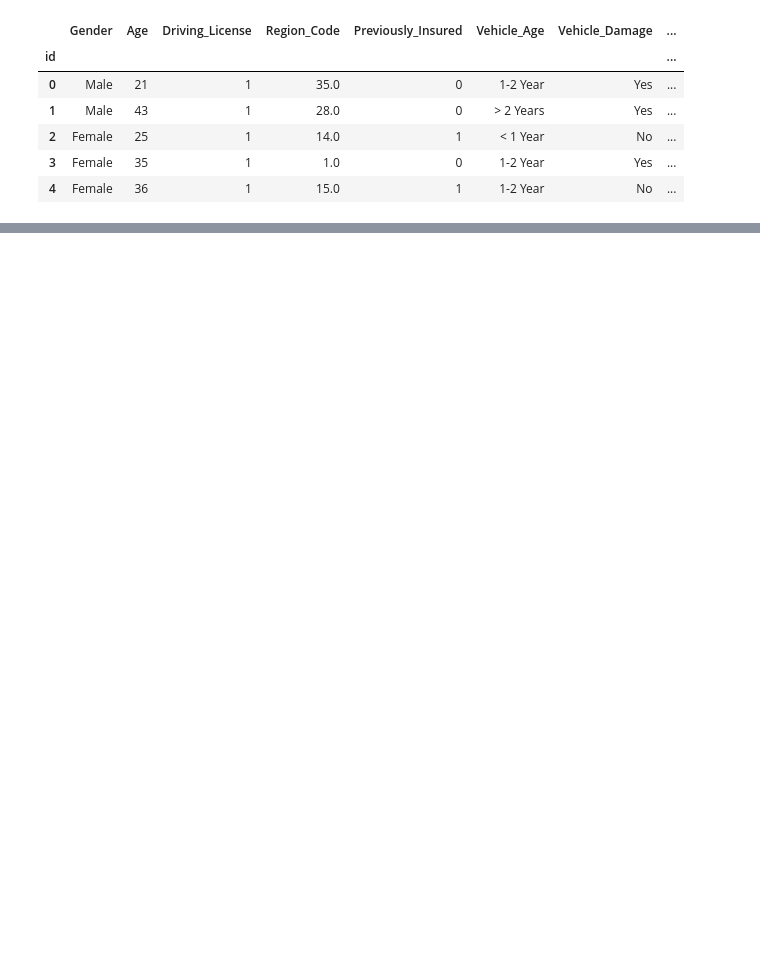
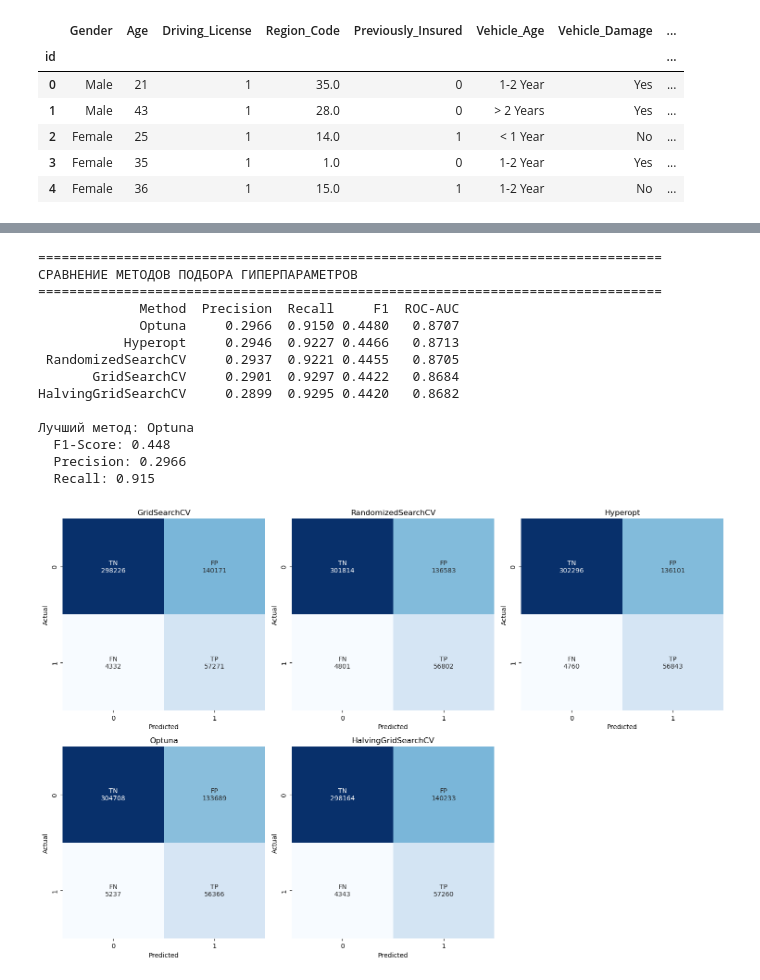
Before and after one commit to taysumova/urfu_ml, a Jupyter notebook: collabs/boost_model.ipynb, the cells around one changed output, grey strips where cells are left out. Saved outputs shown, nothing was run; the diff lists cells and outputs as text; code cells hidden in the pictures; blank space fills up the shorter version.

Commit message:
update boost model

```diff
--- a/collabs/boost_model.ipynb
+++ b/collabs/boost_model.ipynb
@@ -242,0 +485,19 @@ weighted avg       0.83      0.80      0.80   1000000
+# %%
+# Проверяем наличие сохраненных результатов
+if os.path.exists(HALVING_FILE):
+    print("Загружаем сохраненный HalvingGridSearchCV...")
+    halving_search = joblib.load(HALVING_FILE)
+    print("HalvingGridSearchCV загружен")
+else:
+    print("Запуск HalvingGridSearchCV...")
+
+    # Запускаем поиск
+    start_time = time.time()
+    halving_search.fit(X_train, y_train, classifier__sample_weight=sample_weights)
+    end_time = time.time()
+
+    print(f"HalvingGridSearchCV завершен за {(end_time - start_time)/60:.1f} минут")
+
+    # Сохраняем результаты
+    joblib.dump(halving_search, HALVING_FILE)
+    print("Результаты HalvingGridSearchCV сохранены")
@@ -242,0 +627,61 @@ weighted avg       0.83      0.80      0.80   1000000
+# %%
+# Сортируем по F1-score (по убыванию)
+results_df = results_df.sort_values('F1', ascending=False, key=lambda col: col.replace('ERROR', -1) if col.dtype != 'object' else col)
+
+# Выводим таблицу
+print("\n" + "="*80)
+print("СРАВНЕНИЕ МЕТОДОВ ПОДБОРА ГИПЕРПАРАМЕТРОВ")
+print("="*80)
+print(results_df.to_string(index=False))
+
+# Выводим лучший метод
+best_method = results_df.iloc[0]
+print(f"\nЛучший метод: {best_method['Method']}")
+print(f"  F1-Score: {best_method['F1']}")
+print(f"  Precision: {best_method['Precision']}")
+print(f"  Recall: {best_method['Recall']}")
+
+# Создаем confusion matrices для всех методов
+fig, axes = plt.subplots(2, 3, figsize=(15, 10))
+
+for idx, (method_name, model_data) in enumerate(all_models_data.items()):
+    row = idx // 3
+    col = idx % 3
+
+    # Получаем предсказания
+    y_pred = model_data['y_pred']
+    cm = confusion_matrix(y_test, y_pred)
+
+    # Аннотации TN, FP, FN, TP
+    tn, fp, fn, tp = cm.ravel()
+    annot = np.array([[f'TN\n{tn}', f'FP\n{fp}'],
+                      [f'FN\n{fn}', f'TP\n{tp}']])
+
+    # Heatmap
+    sns.heatmap(cm, annot=annot, fmt='', cmap='Blues', ax=axes[row, col], cbar=False)
+    axes[row, col].set_title(method_name)
+    axes[row, col].set_xlabel('Predicted')
+    axes[row, col].set_ylabel('Actual')
+
+# Скрываем последний пустой subplot если нужно
+if len(all_models_data) < 6:
+    axes[1, 2].set_visible(False)
+
+plt.tight_layout()
+plt.show()
+# %% [output]
+================================================================================
+СРАВНЕНИЕ МЕТОДОВ ПОДБОРА ГИПЕРПАРАМЕТРОВ
+================================================================================
+             Method  Precision  Recall     F1  ROC-AUC
+             Optuna     0.2966  0.9150 0.4480   0.8707
+           Hyperopt     0.2946  0.9227 0.4466   0.8713
+ RandomizedSearchCV     0.2937  0.9221 0.4455   0.8705
+       GridSearchCV     0.2901  0.9297 0.4422   0.8684
+HalvingGridSearchCV     0.2899  0.9295 0.4420   0.8682
+
+Лучший метод: Optuna
+  F1-Score: 0.448
+  Precision: 0.2966
+  Recall: 0.915
+[figure, added]
```
Also changed, not shown: parts of 48 cells of this notebook, 5 other files.
